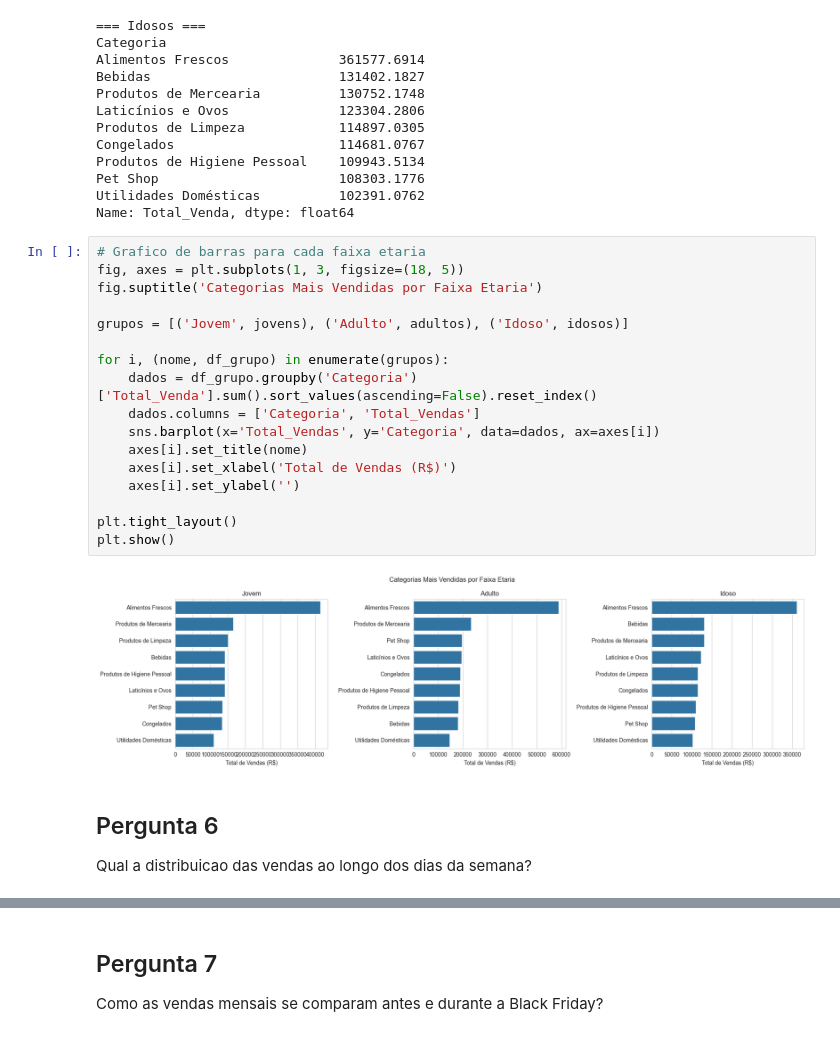
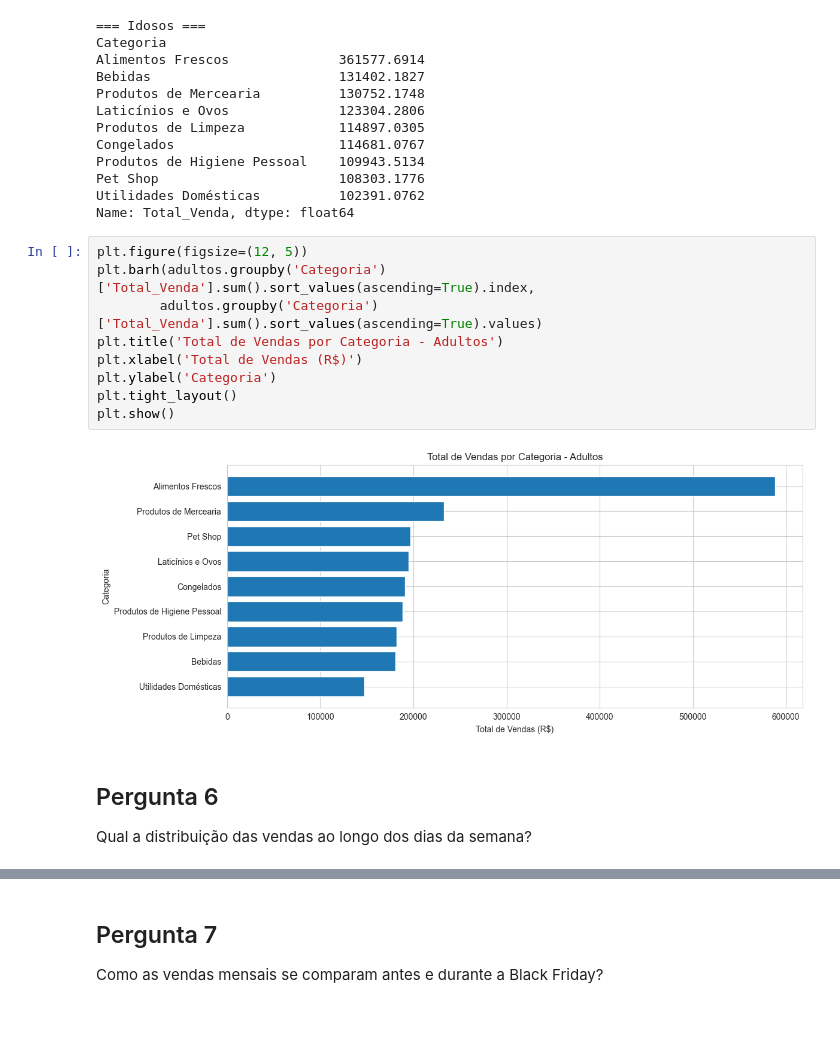
Before and after one commit to matheus-sou/Analise_exploratoria_dados, a Jupyter notebook: Projeto/Projeto_Matheus_Souza.ipynb, the cells around one changed output, grey strips where cells are left out. Drawn from its saved outputs; the diff is of its cells as text.

```diff
--- a/Projeto/Projeto_Matheus_Souza.ipynb
+++ b/Projeto/Projeto_Matheus_Souza.ipynb
@@ -320,28 +342,20 @@ Produtos de Higiene Pessoal    109943.5134
 Pet Shop                       108303.1776
 Utilidades Domésticas          102391.0762
 Name: Total_Venda, dtype: float64
-# %%
-# Grafico de barras para cada faixa etaria
-fig, axes = plt.subplots(1, 3, figsize=(18, 5))
-fig.suptitle('Categorias Mais Vendidas por Faixa Etaria')
-
-grupos = [('Jovem', jovens), ('Adulto', adultos), ('Idoso', idosos)]
-
-for i, (nome, df_grupo) in enumerate(grupos):
-    dados = df_grupo.groupby('Categoria')['Total_Venda'].sum().sort_values(ascending=False).reset_index()
-    dados.columns = ['Categoria', 'Total_Vendas']
-    sns.barplot(x='Total_Vendas', y='Categoria', data=dados, ax=axes[i])
-    axes[i].set_title(nome)
-    axes[i].set_xlabel('Total de Vendas (R$)')
-    axes[i].set_ylabel('')
-
-plt.tight_layout()
-plt.show()
-# %% [output]
-[figure, removed]
+# %%
+plt.figure(figsize=(12, 5))
+plt.barh(adultos.groupby('Categoria')['Total_Venda'].sum().sort_values(ascending=True).index,
+        adultos.groupby('Categoria')['Total_Venda'].sum().sort_values(ascending=True).values)
+plt.title('Total de Vendas por Categoria - Adultos')
+plt.xlabel('Total de Vendas (R$)')
+plt.ylabel('Categoria')
+plt.tight_layout()
+plt.show()
+# %% [output]
+[figure, added]
 # %% [markdown]
 ## Pergunta 6
-Qual a distribuicao das vendas ao longo dos dias da semana?
+Qual a distribuição das vendas ao longo dos dias da semana?
 # %%
 vendas_dia = vendas.groupby('Dia_Semana')['Total_Venda'].sum().sort_values(ascending=False)
 print(vendas_dia)
```
Also changed, not shown: parts of 18 cells of this notebook.
